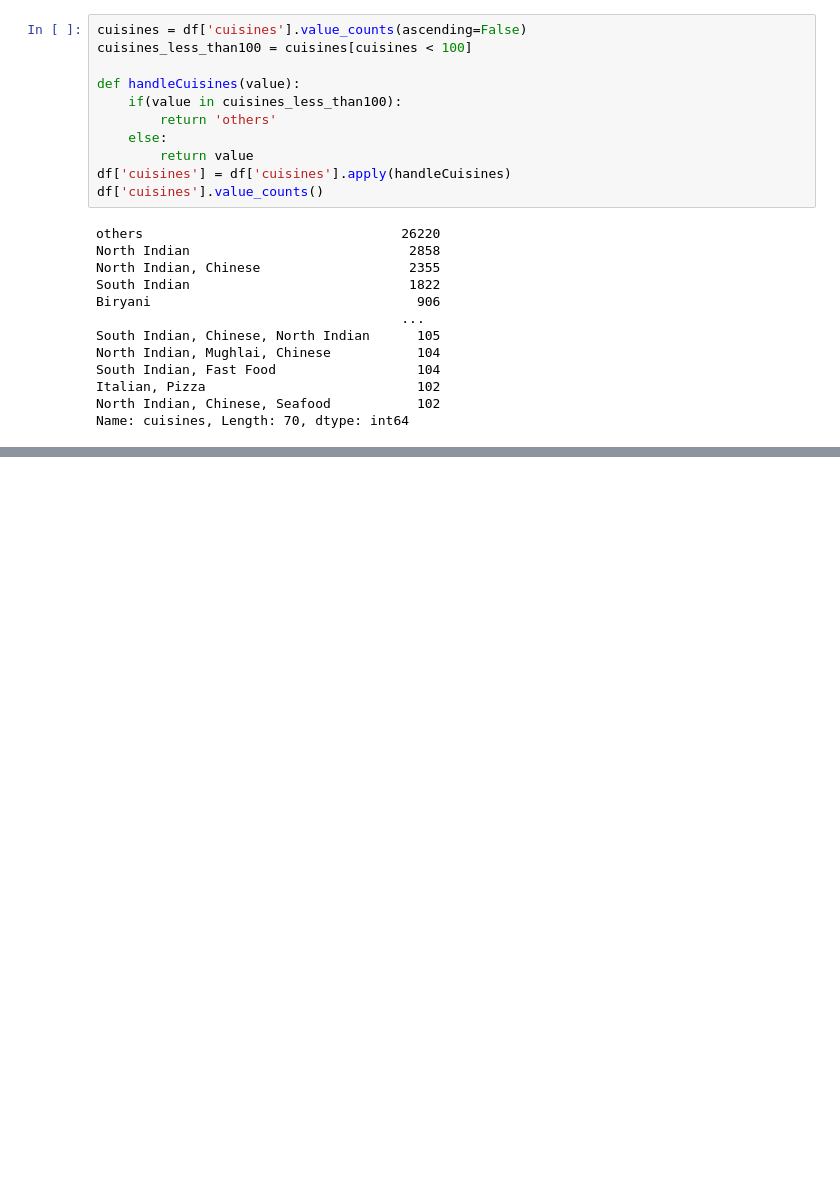
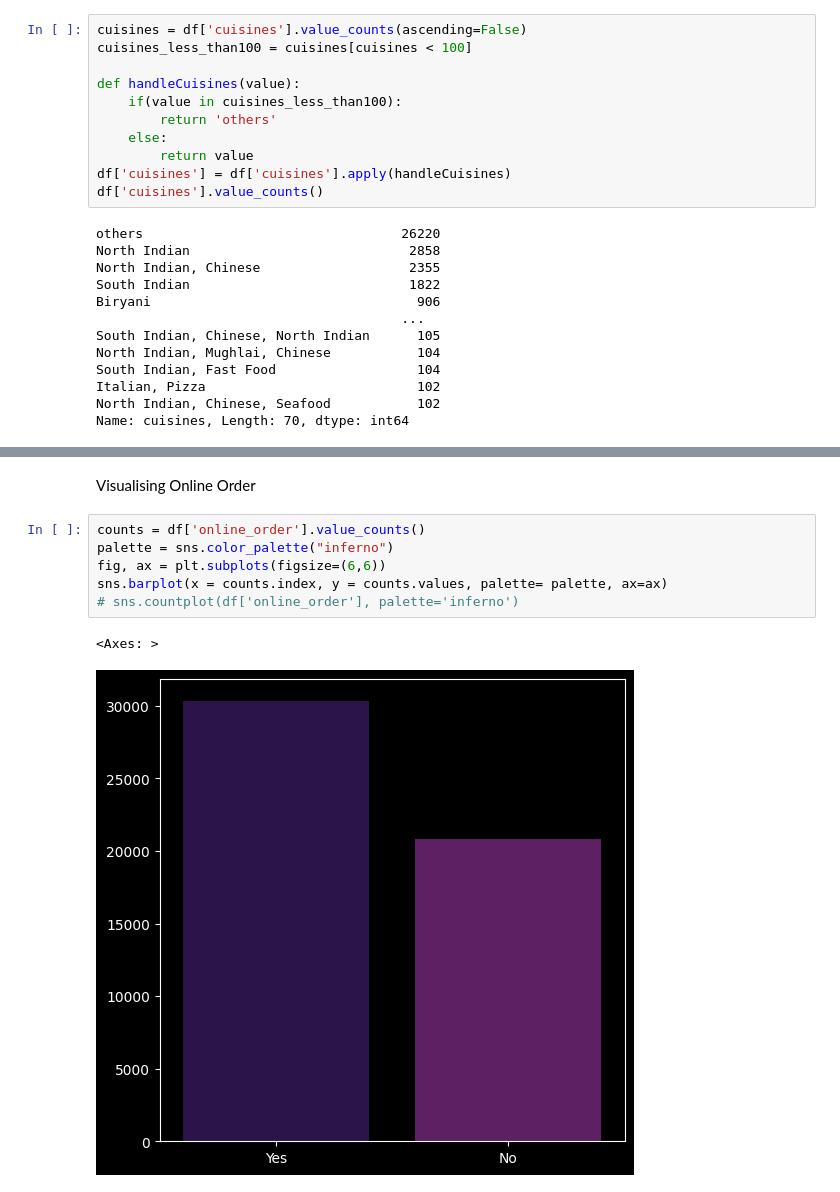
Before and after one commit to RazerP4antom/data-analysis, a Jupyter notebook: notebook1.ipynb, the cells around one changed output, grey strips where cells are left out. Drawn from its saved outputs; the diff is of its cells as text; blank space fills up the shorter version.

```diff
--- a/notebook1.ipynb
+++ b/notebook1.ipynb
@@ -360,0 +391,11 @@ df.head()
+# %% [markdown]
+Visualising Online Order
+# %%
+counts = df['online_order'].value_counts()
+palette = sns.color_palette("inferno")
+fig, ax = plt.subplots(figsize=(6,6))
+sns.barplot(x = counts.index, y = counts.values, palette= palette, ax=ax)
+# sns.countplot(df['online_order'], palette='inferno')
+# %% [output]
+<Axes: >
+[figure, added]
```
Also changed, not shown: parts of 10 cells of this notebook.
